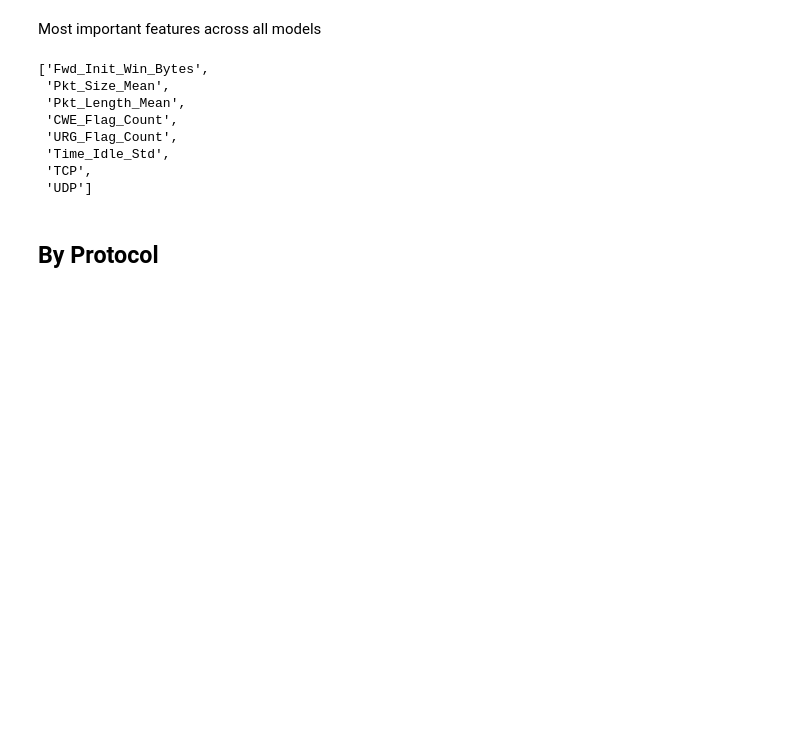
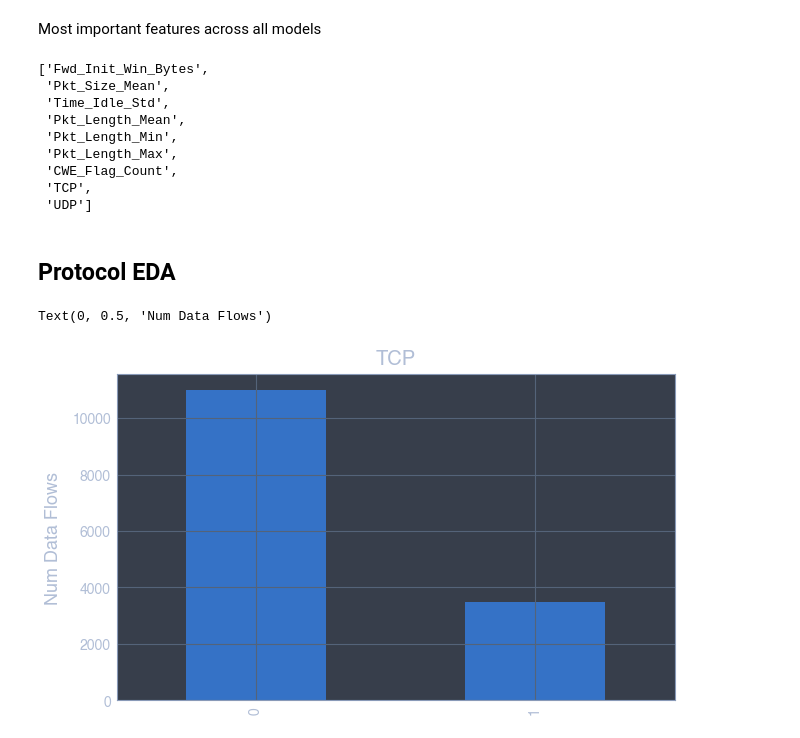
Before and after one commit to EricB10/cyberattack-detection-project, a Jupyter notebook: EDA_notebook.ipynb, the cells around one changed output. Cells and saved outputs as stored; diff of their text form; code cells hidden in the pictures; blank space fills up the shorter version.

```diff
--- a/EDA_notebook.ipynb
+++ b/EDA_notebook.ipynb
@@ -22,0 +25,3 @@ balanced_df.shape
+# %%
+benign_filt = balanced_df['Malicious'] == 0
+balanced_df['Label'] = np.where(benign_filt, 'Benign', balanced_df['Label'])
@@ -36,16 +75,27 @@ feature_importances.head()
 # %% [markdown]
 Most important features across all models
 # %%
-important_features = ['Fwd_Init_Win_Bytes', 'Pkt_Size_Mean', 'Pkt_Length_Mean', 'CWE_Flag_Count', 'URG_Flag_Count', 'Time_Idle_Std', 'TCP', 'UDP']
+important_features = ['Fwd_Init_Win_Bytes', 'Pkt_Size_Mean', 'Time_Idle_Std', 'Pkt_Length_Mean', 'Pkt_Length_Min',
+                      'Pkt_Length_Max', 'CWE_Flag_Count', 'TCP', 'UDP']
 important_features
 # %% [output]
 ['Fwd_Init_Win_Bytes',
  'Pkt_Size_Mean',
+ 'Time_Idle_Std',
  'Pkt_Length_Mean',
+ 'Pkt_Length_Min',
+ 'Pkt_Length_Max',
  'CWE_Flag_Count',
- 'URG_Flag_Count',
- 'Time_Idle_Std',
  'TCP',
  'UDP']
 # %% [markdown]
-## By Protocol
+## Protocol EDA
+# %%
+plot = balanced_df[balanced_df['TCP'] == 1]['Malicious'].value_counts(sort=False).plot(kind='bar', figsize=(10,6), fontsize=14)
+
+plot.set_title('TCP', fontsize=20, pad=10)
+plot.set_ylabel('Num Data Flows', fontsize=18, labelpad=10)
+#plot.set_xticklabels(['Benign', 'Malicious'], rotation=0)
+# %% [output]
+Text(0, 0.5, 'Num Data Flows')
+[figure, added]
```
Also changed, not shown: parts of 18 cells of this notebook, 1 other file.
